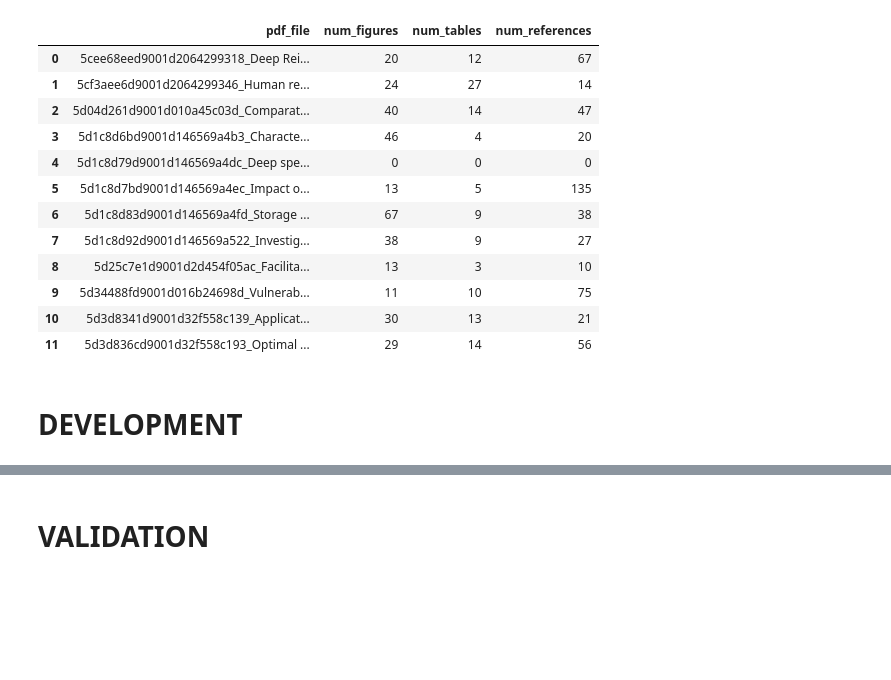
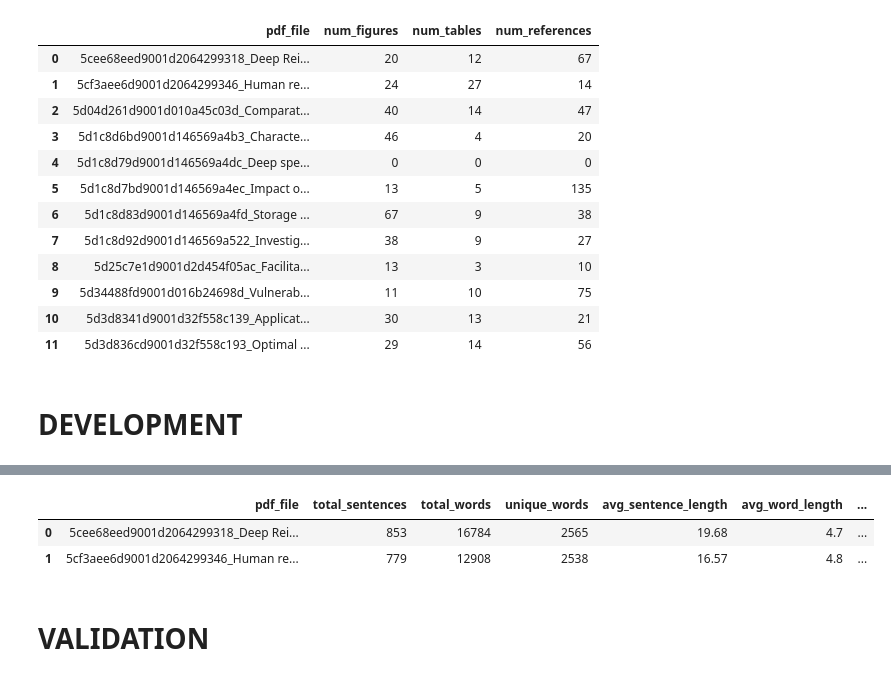
Before and after one commit to OliverKviat/Thesis_OCR, a Jupyter notebook: exstraction_more_from_pdf/thesis_stats_extractor.ipynb, the cells around one changed output, grey strips where cells are left out. Saved outputs shown, nothing was run; the diff lists cells and outputs as text; code cells hidden in the pictures; blank space fills up the shorter version.

```diff
--- a/exstraction_more_from_pdf/thesis_stats_extractor.ipynb
+++ b/exstraction_more_from_pdf/thesis_stats_extractor.ipynb
@@ -1334,3 +1718,9 @@ Built Element 1 results with 12 rows
+# %%
+display(linguistics_df.head())
+# %% [output]
+|  | pdf_file | total_sentences | total_words | unique_words | avg_sentence_length | avg_word_length | ... |
+| 0 | 5cee68eed9001d2064299318_Deep Rei... | 853 | 16784 | 2565 | 19.68 | 4.7 | ... |
+| 1 | 5cf3aee6d9001d2064299346_Human re... | 779 | 12908 | 2538 | 16.57 | 4.8 | ... |
 # %% [markdown]
 # VALIDATION
 # %%
```
Also changed, not shown: parts of 10 cells of this notebook, 4 other files.
